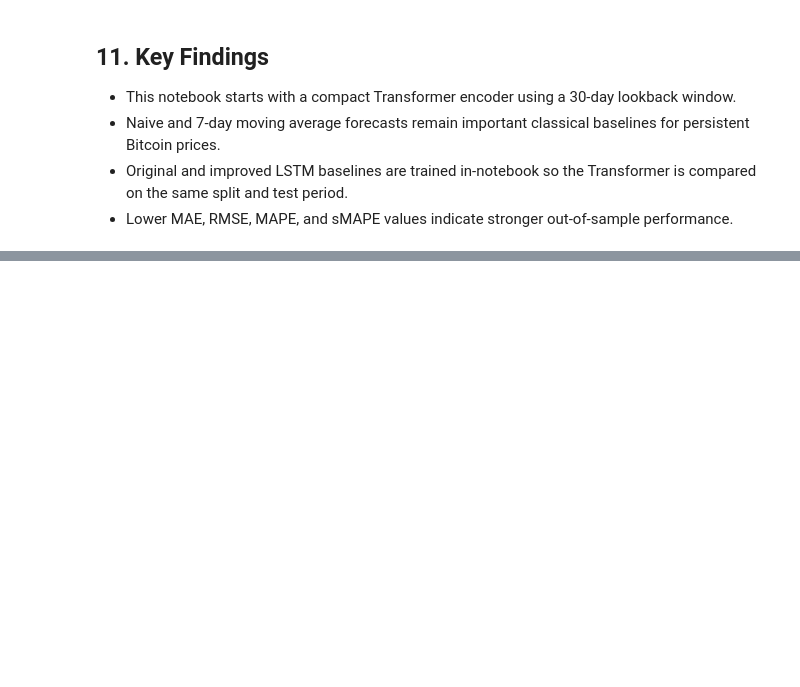
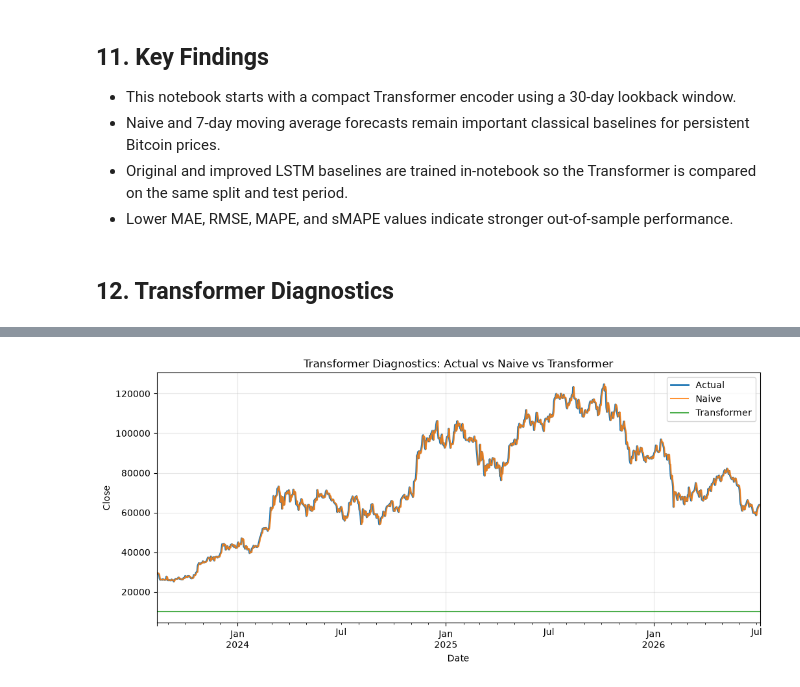
Before and after one commit to mdsoadsolaiman/TimeSeriesFoundationModels, a Jupyter notebook: notebooks/04_Transformers.ipynb, the cells around one changed output, grey strips where cells are left out. Cells and saved outputs as stored; diff of their text form; code cells hidden in the pictures; blank space fills up the shorter version.

Commit message:
transformer diagonostics

```diff
--- a/notebooks/04_Transformers.ipynb
+++ b/notebooks/04_Transformers.ipynb
@@ -288,3 +372,59 @@ lstm_comparison.sort_values("RMSE")
 - Naive and 7-day moving average forecasts remain important classical baselines for persistent Bitcoin prices.
 - Original and improved LSTM baselines are trained in-notebook so the Transformer is compared on the same split and test period.
 - Lower MAE, RMSE, MAPE, and sMAPE values indicate stronger out-of-sample performance.
+# %% [markdown]
+## 12. Transformer Diagnostics
+# %%
+diagnostics = pd.DataFrame(
+    {
+        "Actual": y_test,
+        "Transformer": transformer_forecast,
+        "Naive": naive_forecast,
+    }
+)
+
+print("First 10 actual values:")
+print(y_test.head(10).to_string())
+
+print("\nFirst 10 Transformer predictions:")
+print(transformer_forecast.head(10).to_string())
+
+print("\nFirst 10 Naive predictions:")
+print(naive_forecast.head(10).to_string())
+
+print("\nX_train shape:", X_train.shape)
+print("X_test shape:", X_test.shape)
+print("Scaling range:", scaler.feature_range)
+print("Train scaled min/max:", float(train_scaled.min()), float(train_scaled.max()))
+print("Test scaled min/max:", float(test_scaled.min()), float(test_scaled.max()))
+
+print("\nTraining loss history:")
+print(pd.DataFrame(history.history).to_string(index=False))
+
+print("\nPrediction distribution checks:")
+print("Actual mean:", y_test.mean())
+print("Transformer prediction mean:", transformer_forecast.mean())
+print("Actual std:", y_test.std())
+print("Transformer prediction std:", transformer_forecast.std())
+print("Correlation(actual, prediction):", y_test.corr(transformer_forecast))
+
+rescaled_predictions = scaler.transform(transformer_forecast.to_numpy().reshape(-1, 1))
+inverse_scaling_ok = np.allclose(
+    rescaled_predictions,
+    transformer_predictions_scaled,
+    rtol=1e-5,
+    atol=1e-6,
+)
+print("\nInverse scaling check passed:", inverse_scaling_ok)
+
+fig, ax = plt.subplots(figsize=(12, 5))
+y_test.plot(ax=ax, label="Actual", linewidth=2)
+naive_forecast.plot(ax=ax, label="Naive", alpha=0.85)
+transformer_forecast.plot(ax=ax, label="Transformer", alpha=0.85)
+ax.set_title("Transformer Diagnostics: Actual vs Naive vs Transformer")
+ax.set_xlabel("Date")
+ax.set_ylabel("Close")
+ax.legend()
+ax.grid(True, alpha=0.3)
+plt.show()
+# %% [output]
@@ -290,0 +448 @@ lstm_comparison.sort_values("RMSE")
+[figure, added]
```
Also changed, not shown: parts of 11 cells of this notebook.
